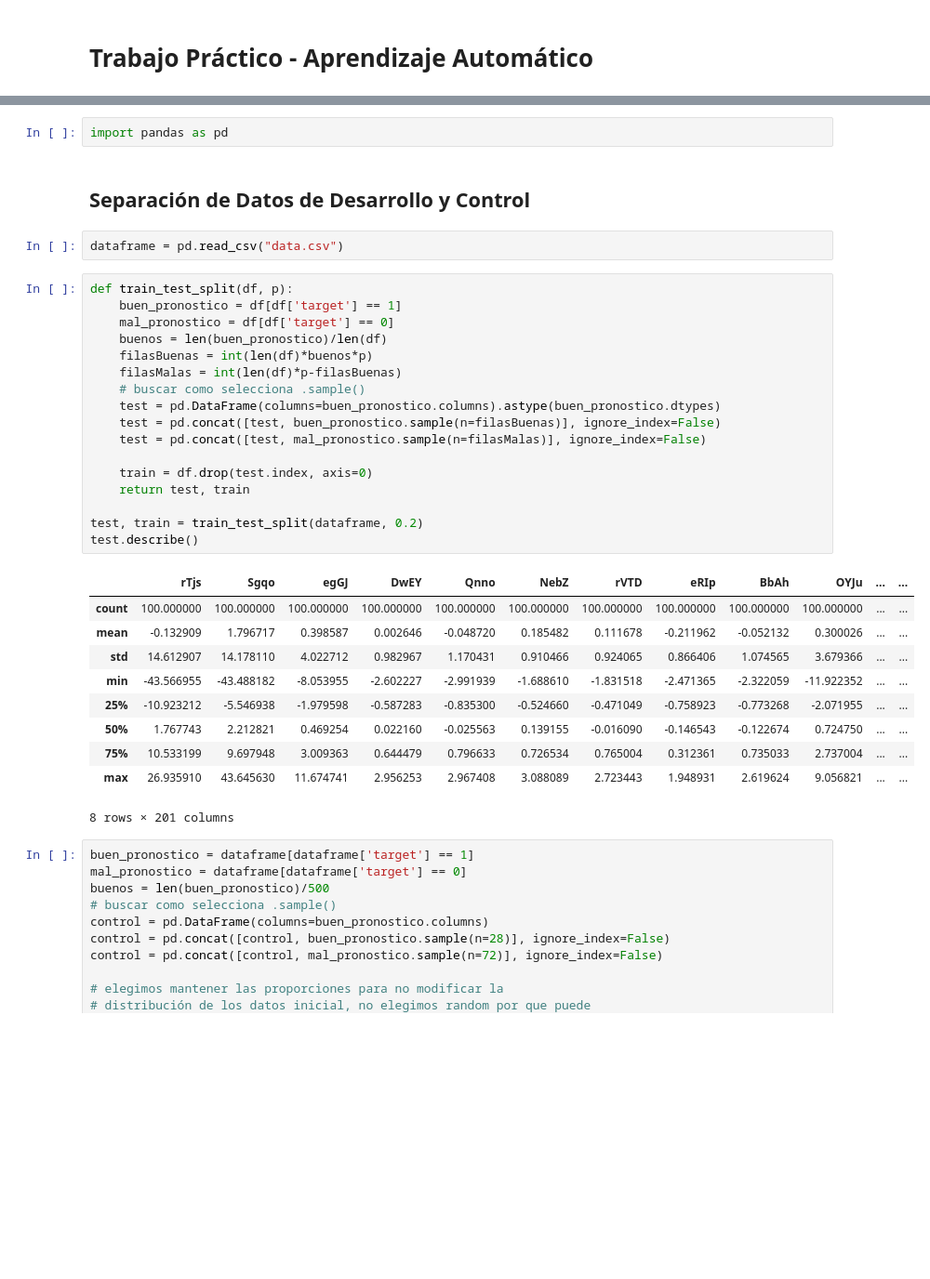
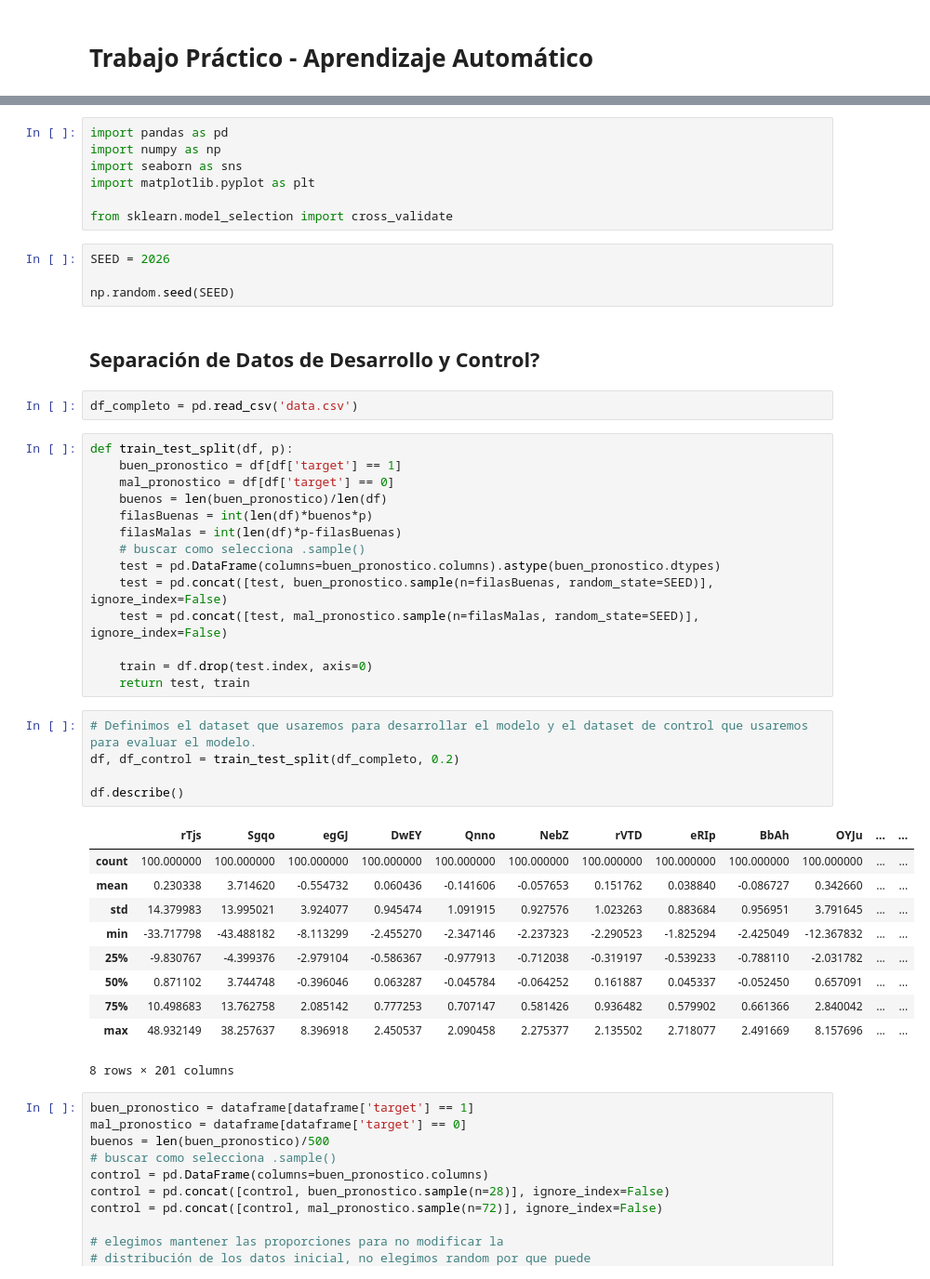
Before and after one commit to mariok99/tp, a Jupyter notebook: sol.ipynb, the cells around one changed output, grey strips where cells are left out. Shown at 93% size. Cells and saved outputs as stored; diff of their text form; blank space fills up the shorter version.

```diff
--- a/sol.ipynb
+++ b/sol.ipynb
@@ -5,36 +5,47 @@
 # %%
 import pandas as pd
+import numpy as np
+import seaborn as sns
+import matplotlib.pyplot as plt
+
+from sklearn.model_selection import cross_validate
+# %%
+SEED = 2026
+
+np.random.seed(SEED)
 # %% [markdown]
-## Separación de Datos de Desarrollo y Control
+## Separación de Datos de Desarrollo y Control?
 # %%
-dataframe = pd.read_csv("data.csv")
+df_completo = pd.read_csv('data.csv')
+# %%
+def train_test_split(df, p):
+    buen_pronostico = df[df['target'] == 1]
+    mal_pronostico = df[df['target'] == 0]
+    buenos = len(buen_pronostico)/len(df)
+    filasBuenas = int(len(df)*buenos*p)
+    filasMalas = int(len(df)*p-filasBuenas)
+    # buscar como selecciona .sample()
+    test = pd.DataFrame(columns=buen_pronostico.columns).astype(buen_pronostico.dtypes)
+    test = pd.concat([test, buen_pronostico.sample(n=filasBuenas, random_state=SEED)], ignore_index=False)
+    test = pd.concat([test, mal_pronostico.sample(n=filasMalas, random_state=SEED)], ignore_index=False)
+
+    train = df.drop(test.index, axis=0)
+    return test, train
 # %%
-def train_test_split(df, p):
-    buen_pronostico = df[df['target'] == 1]
-    mal_pronostico = df[df['target'] == 0]
-    buenos = len(buen_pronostico)/len(df)
-    filasBuenas = int(len(df)*buenos*p)
-    filasMalas = int(len(df)*p-filasBuenas)
-    # buscar como selecciona .sample()
-    test = pd.DataFrame(columns=buen_pronostico.columns).astype(buen_pronostico.dtypes)
-    test = pd.concat([test, buen_pronostico.sample(n=filasBuenas)], ignore_index=False)
-    test = pd.concat([test, mal_pronostico.sample(n=filasMalas)], ignore_index=False)
+# Definimos el dataset que usaremos para desarrollar el modelo y el dataset de control que usaremos para evaluar el modelo.
+df, df_control = train_test_split(df_completo, 0.2)
 
-    train = df.drop(test.index, axis=0)
-    return test, train
-
-test, train = train_test_split(dataframe, 0.2)
-test.describe()
+df.describe()
 # %% [output]
 |  | rTjs | Sgqo | egGJ | DwEY | Qnno | NebZ | rVTD | eRIp | BbAh | OYJu | ... | ... |
 | count | 100.000000 | 100.000000 | 100.000000 | 100.000000 | 100.000000 | 100.000000 | 100.000000 | 100.000000 | 100.000000 | 100.000000 | ... | ... |
-| mean | -0.132909 | 1.796717 | 0.398587 | 0.002646 | -0.048720 | 0.185482 | 0.111678 | -0.211962 | -0.052132 | 0.300026 | ... | ... |
-| std | 14.612907 | 14.178110 | 4.022712 | 0.982967 | 1.170431 | 0.910466 | 0.924065 | 0.866406 | 1.074565 | 3.679366 | ... | ... |
-| min | -43.566955 | -43.488182 | -8.053955 | -2.602227 | -2.991939 | -1.688610 | -1.831518 | -2.471365 | -2.322059 | -11.922352 | ... | ... |
-| 25% | -10.923212 | -5.546938 | -1.979598 | -0.587283 | -0.835300 | -0.524660 | -0.471049 | -0.758923 | -0.773268 | -2.071955 | ... | ... |
-| 50% | 1.767743 | 2.212821 | 0.469254 | 0.022160 | -0.025563 | 0.139155 | -0.016090 | -0.146543 | -0.122674 | 0.724750 | ... | ... |
-| 75% | 10.533199 | 9.697948 | 3.009363 | 0.644479 | 0.796633 | 0.726534 | 0.765004 | 0.312361 | 0.735033 | 2.737004 | ... | ... |
-| max | 26.935910 | 43.645630 | 11.674741 | 2.956253 | 2.967408 | 3.088089 | 2.723443 | 1.948931 | 2.619624 | 9.056821 | ... | ... |
+| mean | 0.230338 | 3.714620 | -0.554732 | 0.060436 | -0.141606 | -0.057653 | 0.151762 | 0.038840 | -0.086727 | 0.342660 | ... | ... |
+| std | 14.379983 | 13.995021 | 3.924077 | 0.945474 | 1.091915 | 0.927576 | 1.023263 | 0.883684 | 0.956951 | 3.791645 | ... | ... |
+| min | -33.717798 | -43.488182 | -8.113299 | -2.455270 | -2.347146 | -2.237323 | -2.290523 | -1.825294 | -2.425049 | -12.367832 | ... | ... |
+| 25% | -9.830767 | -4.399376 | -2.979104 | -0.586367 | -0.977913 | -0.712038 | -0.319197 | -0.539233 | -0.788110 | -2.031782 | ... | ... |
+| 50% | 0.871102 | 3.744748 | -0.396046 | 0.063287 | -0.045784 | -0.064252 | 0.161887 | 0.045337 | -0.052450 | 0.657091 | ... | ... |
+| 75% | 10.498683 | 13.762758 | 2.085142 | 0.777253 | 0.707147 | 0.581426 | 0.936482 | 0.579902 | 0.661366 | 2.840042 | ... | ... |
+| max | 48.932149 | 38.257637 | 8.396918 | 2.450537 | 2.090458 | 2.275377 | 2.135502 | 2.718077 | 2.491669 | 8.157696 | ... | ... |
 8 rows × 201 columns
 # %%
 buen_pronostico = dataframe[dataframe['target'] == 1]
```
Also changed, not shown: parts of 9 cells of this notebook.
